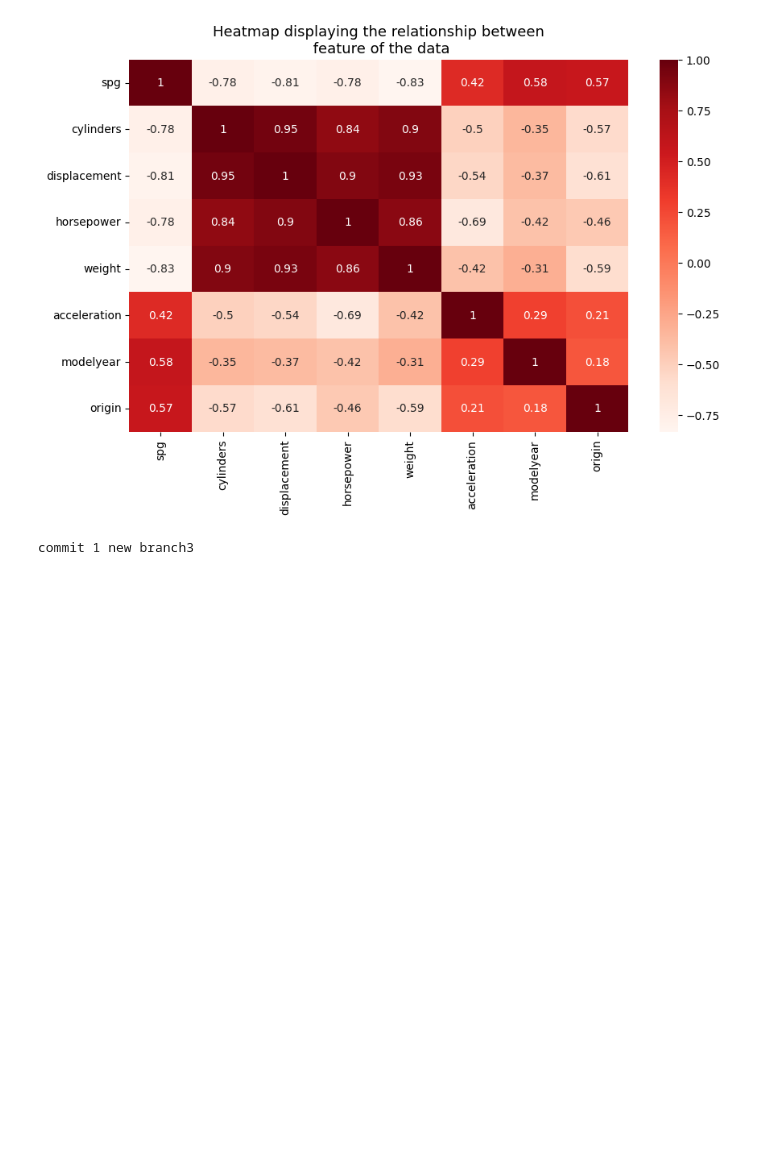
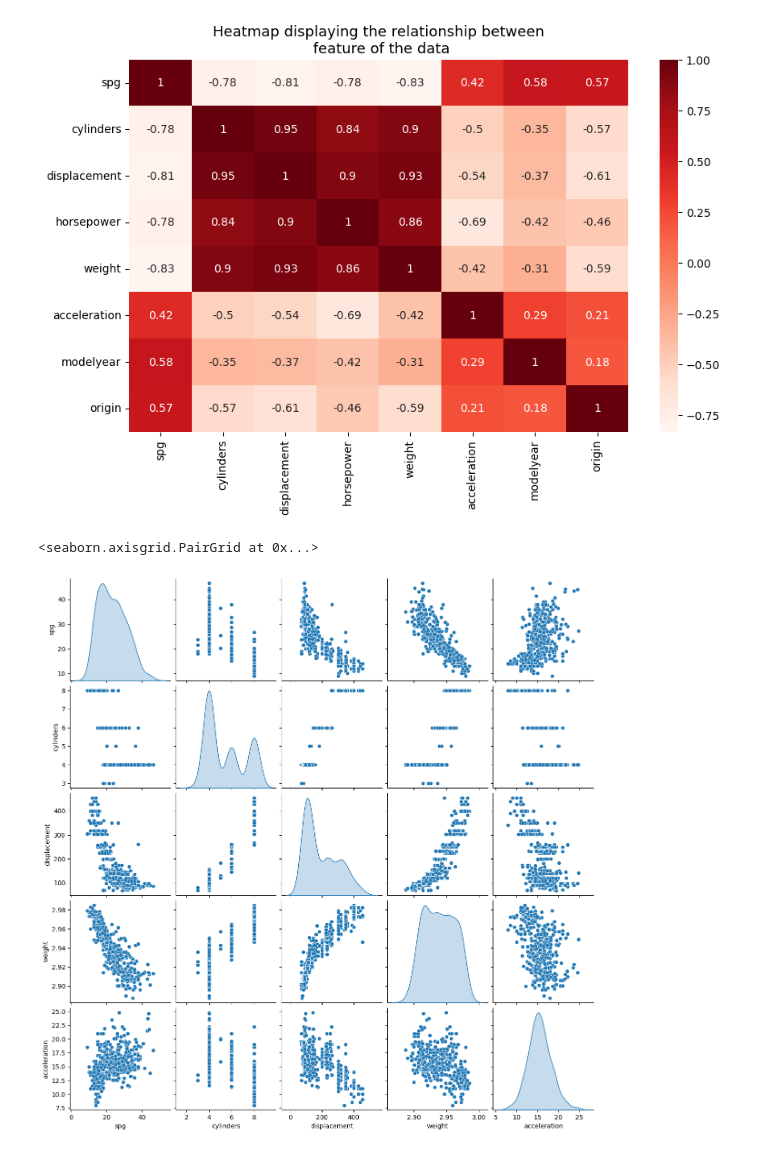
Before and after one commit to Arihant-Vyavhare/GfG_ML_in_nutshell, a Jupyter notebook: myFolder/ml_setup_jupyter.ipynb, the cells around one changed output. Saved outputs shown, nothing was run; the diff lists cells and outputs as text; code cells hidden in the pictures; blank space fills up the shorter version.

```diff
--- a/myFolder/ml_setup_jupyter.ipynb
+++ b/myFolder/ml_setup_jupyter.ipynb
@@ -112,7 +112,3 @@ plt.title("Heatmap displaying the relationship between\n feature of the data",fo
 plt.show()
 # %% [output]
 [figure]
-# %%
-print("commit 1 new branch3")
-# %% [output]
-commit 1 new branch3
@@ -120,0 +115,9 @@ commit 1 new branch3
+# %%
+from scipy.stats import boxcox
+
+df['weight']  = df[['weight']].apply(lambda x : boxcox(x)[0])
+# %%
+sns.pairplot(df[["spg", "cylinders",'displacement','weight','acceleration']], diag_kind="kde")
+# %% [output]
+<seaborn.axisgrid.PairGrid at 0x...>
+[figure, added]
```
Also changed, not shown: parts of 3 cells of this notebook.
